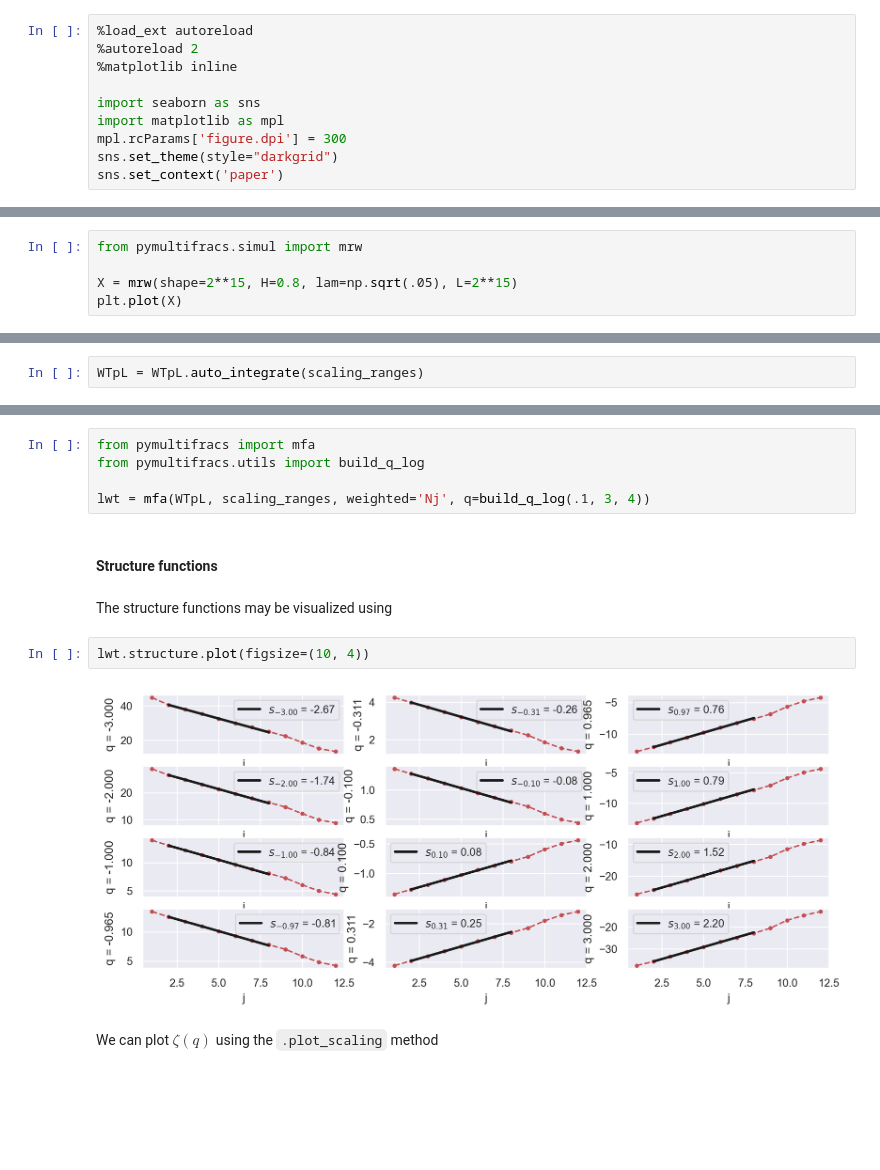
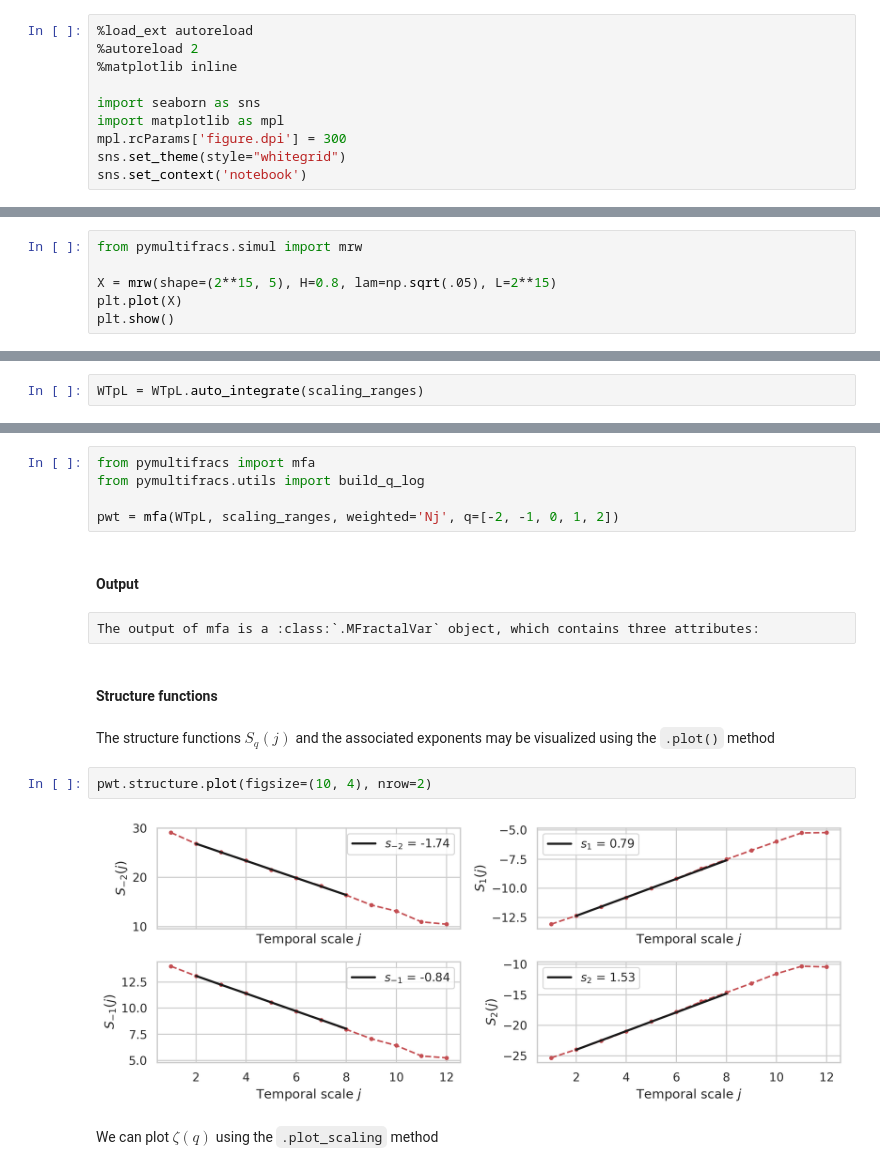
Before and after one commit to neurospin/pymultifracs, a Jupyter notebook: doc/notebooks/Demo.ipynb, the cells around one changed output, grey strips where cells are left out. Cells and saved outputs as stored; diff of their text form; blank space fills up the shorter version.

```diff
--- a/doc/notebooks/Demo.ipynb
+++ b/doc/notebooks/Demo.ipynb
@@ -10,5 +10,5 @@ The `pymultifracs` package allows us to perform fractal and multifractal analysi
 import seaborn as sns
 import matplotlib as mpl
 mpl.rcParams['figure.dpi'] = 300
-sns.set_theme(style="darkgrid")
-sns.set_context('paper')
+sns.set_theme(style="whitegrid")
+sns.set_context('notebook')
@@ -22,6 +25,7 @@ Let us first generate a Multifractal Random Walk with parameters $H = 0.8$ and $
 # %%
 from pymultifracs.simul import mrw
 
-X = mrw(shape=2**15, H=0.8, lam=np.sqrt(.05), L=2**15)
+X = mrw(shape=(2**15, 5), H=0.8, lam=np.sqrt(.05), L=2**15)
 plt.plot(X)
+plt.show()
 # %% [output]
@@ -131,15 +112,19 @@ Ouptput: `MFractalVar` object, which contains:
 from pymultifracs import mfa
 from pymultifracs.utils import build_q_log
 
-lwt = mfa(WTpL, scaling_ranges, weighted='Nj', q=build_q_log(.1, 3, 4))
+pwt = mfa(WTpL, scaling_ranges, weighted='Nj', q=[-2, -1, 0, 1, 2])
+# %% [markdown]
+#### Output
+# %% [raw]
+The output of mfa is a :class:`.MFractalVar` object, which contains three attributes:
 # %% [markdown]
 #### Structure functions
 # %% [markdown]
-The structure functions may be visualized using
+The structure functions $S_q(j)$ and the associated exponents may be visualized using the `.plot()` method
 # %%
-lwt.structure.plot(figsize=(10, 4))
+pwt.structure.plot(figsize=(10, 4), nrow=2)
 # %% [output]
-[figure, old version]
+[figure, new version]
 # %% [markdown]
 We can plot $\zeta(q)$ using the `.plot_scaling` method
 # %%
```
Also changed, not shown: parts of 12 cells of this notebook, 21 other files.
